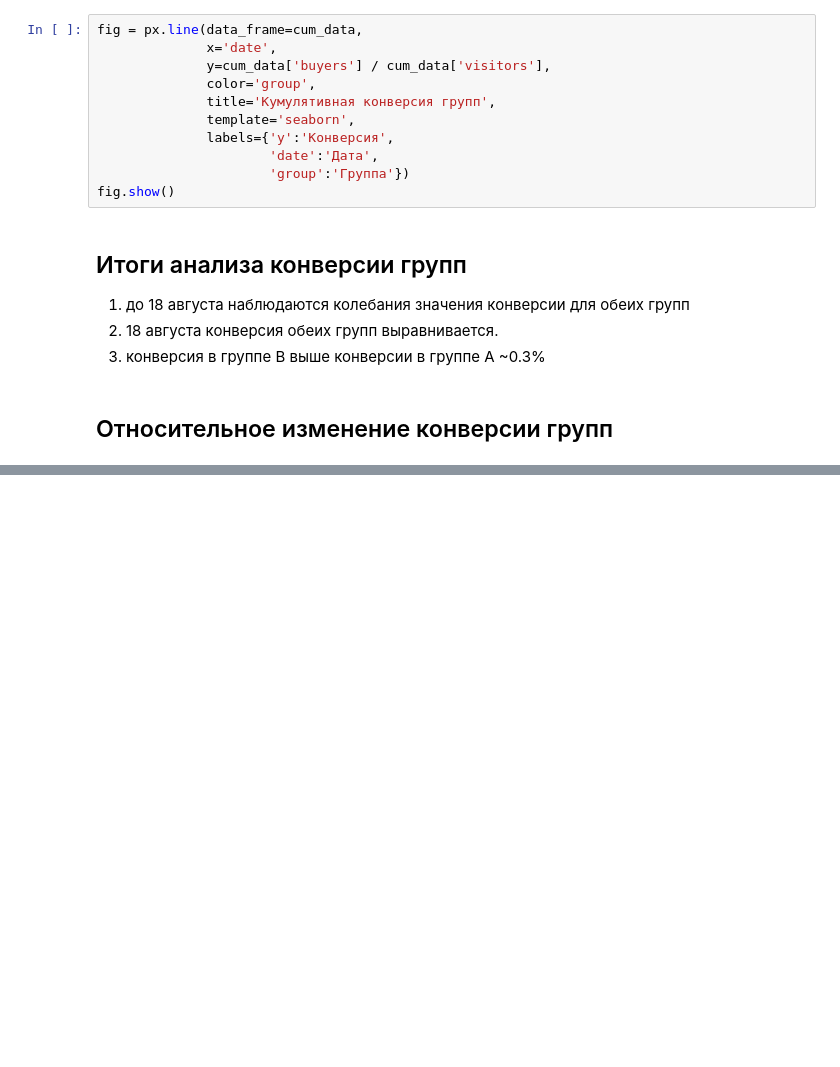
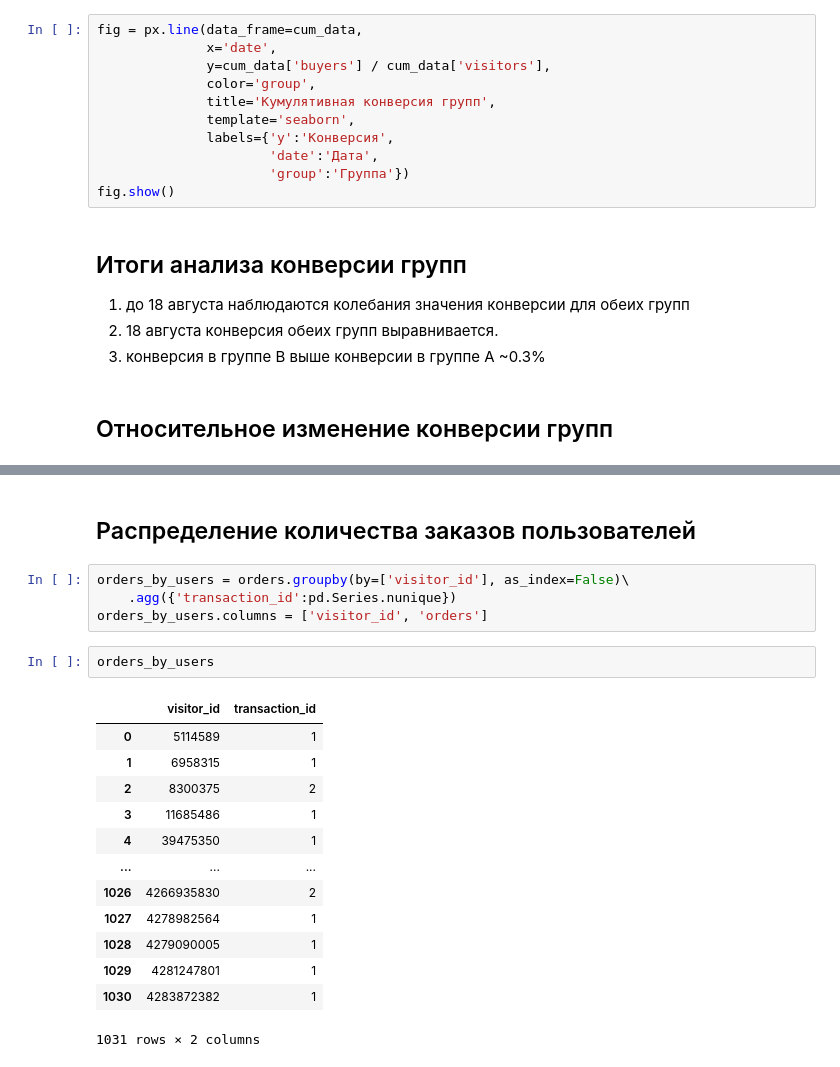
Before and after one commit to parabatareek/DataAnalyst, a Jupyter notebook: Projects/Project 8 - Проверка гипотез/Project 8 - Проверка гипотез.ipynb, the cells around one changed output, grey strips where cells are left out. Cells and saved outputs as stored; diff of their text form; blank space fills up the shorter version.

Commit message:
Prject 8 - Проверка гипотез  + относительная конверсия  + распределение количества заказов  + распределение суммы заказов

```diff
--- a/Projects/Project 8 - Проверка гипотез/Project 8 - Проверка гипотез.ipynb
+++ b/Projects/Project 8 - Проверка гипотез/Project 8 - Проверка гипотез.ipynb
@@ -363,0 +415,23 @@ fig.show()
+# %% [markdown]
+<a id='abtest_orders_by_users'></a>
+## Распределение количества заказов пользователей ##
+# %%
+orders_by_users = orders.groupby(by=['visitor_id'], as_index=False)\
+    .agg({'transaction_id':pd.Series.nunique})
+orders_by_users.columns = ['visitor_id', 'orders']
+# %%
+orders_by_users
+# %% [output]
+|  | visitor_id | transaction_id |
+| 0 | 5114589 | 1 |
+| 1 | 6958315 | 1 |
+| 2 | 8300375 | 2 |
+| 3 | 11685486 | 1 |
+| 4 | 39475350 | 1 |
+| ... | ... | ... |
+| 1026 | 4266935830 | 2 |
+| 1027 | 4278982564 | 1 |
+| 1028 | 4279090005 | 1 |
+| 1029 | 4281247801 | 1 |
+| 1030 | 4283872382 | 1 |
+1031 rows × 2 columns
```
Also changed, not shown: parts of 10 cells of this notebook.
